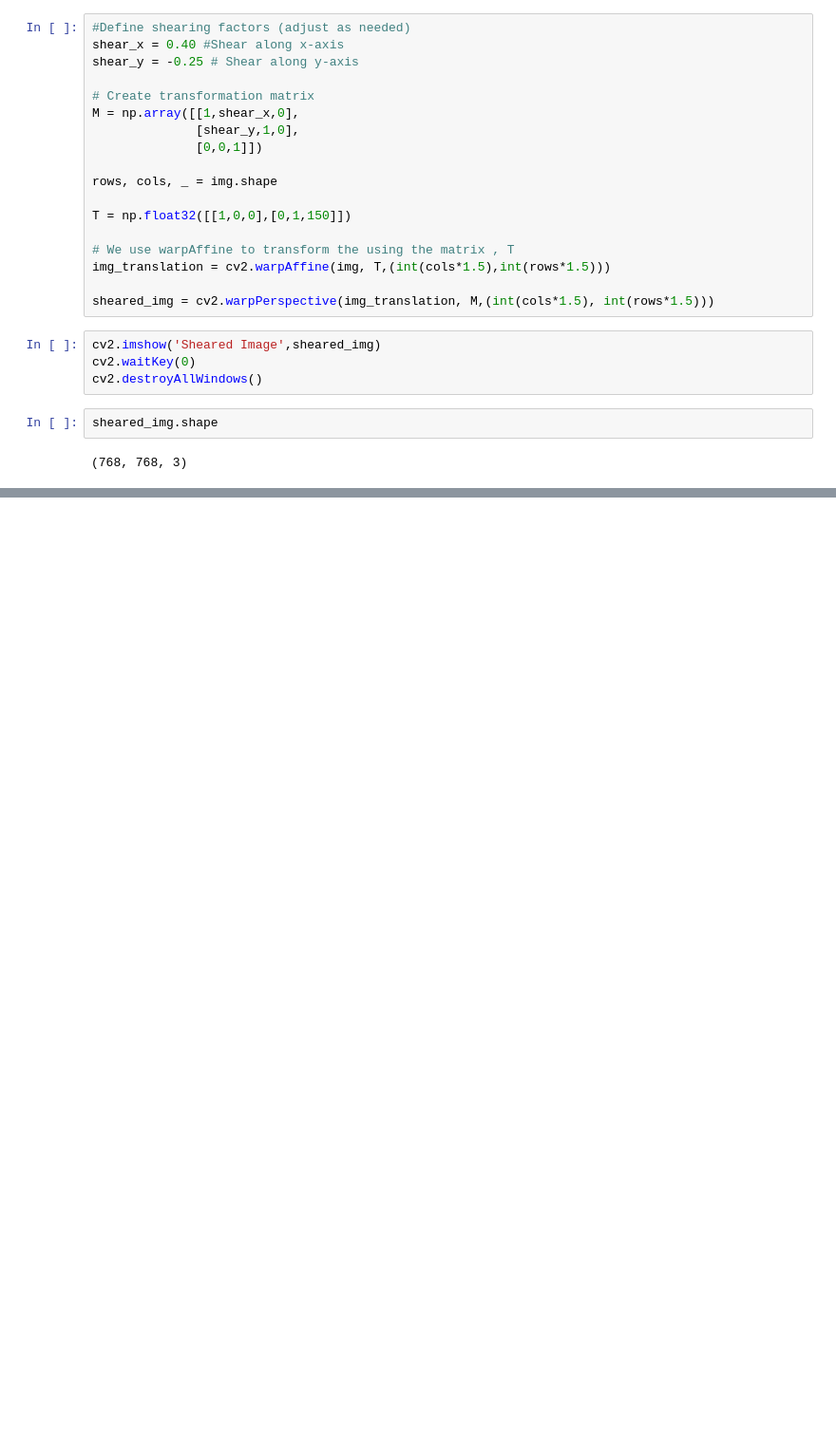
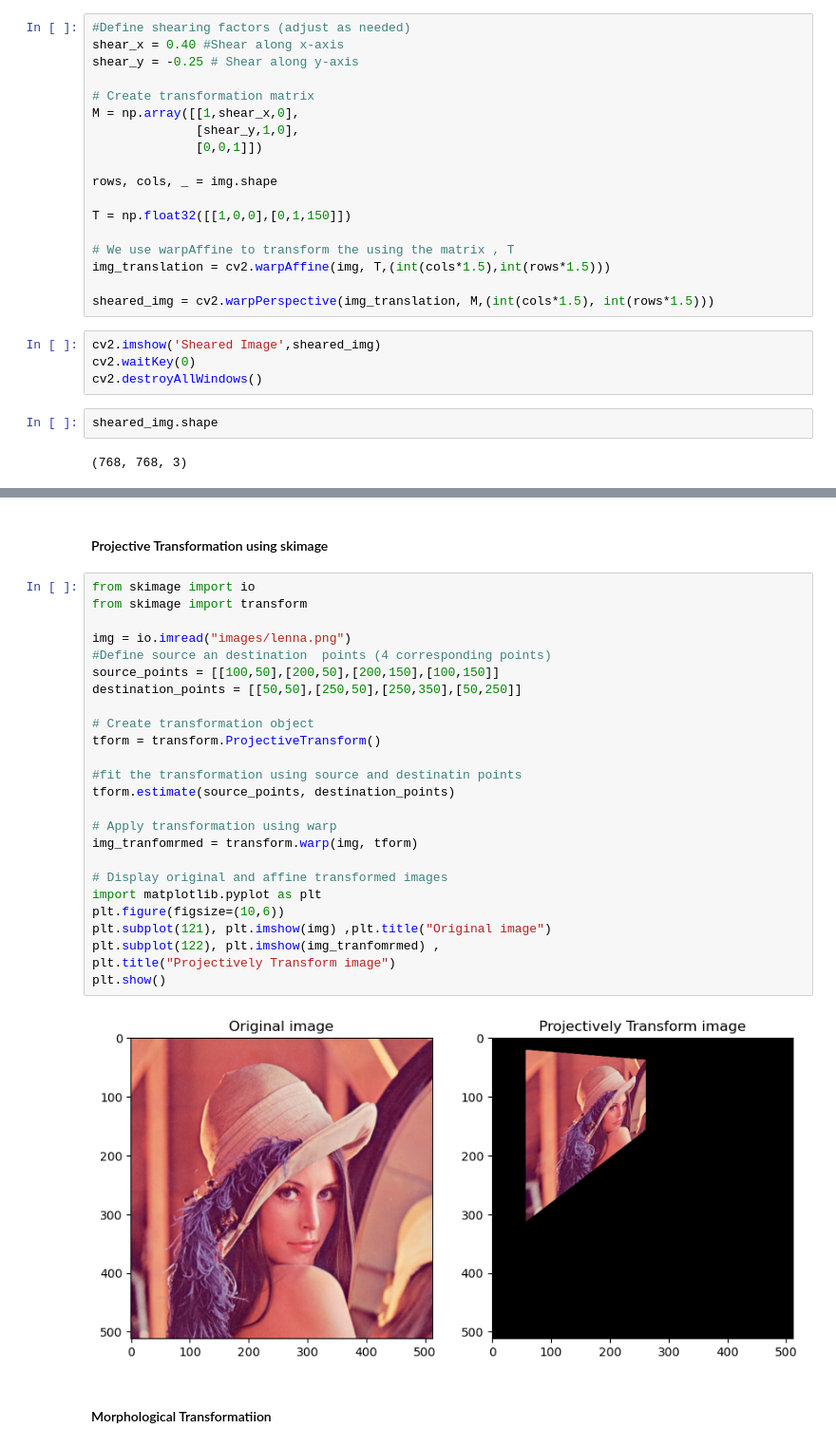
Before and after one commit to ojassannak/computer-vision-CV, a Jupyter notebook: L07 Advanced_Transformation.ipynb, the cells around one changed output, grey strips where cells are left out. Shown at 95% size. Drawn from its saved outputs; the diff is of its cells as text; blank space fills up the shorter version.

```diff
--- a/L07 Advanced_Transformation.ipynb
+++ b/L07 Advanced_Transformation.ipynb
@@ -33,0 +170,31 @@ sheared_img.shape
+# %% [markdown]
+<h4>Projective Transformation using skimage</h4>
+# %%
+from skimage import io
+from skimage import transform
+
+img = io.imread("images/lenna.png")
+#Define source an destination  points (4 corresponding points)
+source_points = [[100,50],[200,50],[200,150],[100,150]]
+destination_points = [[50,50],[250,50],[250,350],[50,250]]
+
+# Create transformation object
+tform = transform.ProjectiveTransform()
+
+#fit the transformation using source and destinatin points
+tform.estimate(source_points, destination_points)
+
+# Apply transformation using warp
+img_tranfomrmed = transform.warp(img, tform)
+
+# Display original and affine transformed images
+import matplotlib.pyplot as plt
+plt.figure(figsize=(10,6))
+plt.subplot(121), plt.imshow(img) ,plt.title("Original image")
+plt.subplot(122), plt.imshow(img_tranfomrmed) ,
+plt.title("Projectively Transform image")
+plt.show()
+# %% [output]
+[figure, added]
+# %% [markdown]
+<h4>Morphological Transformatiion</h4>
```
Also changed, not shown: parts of 11 cells of this notebook, 3 other files.
